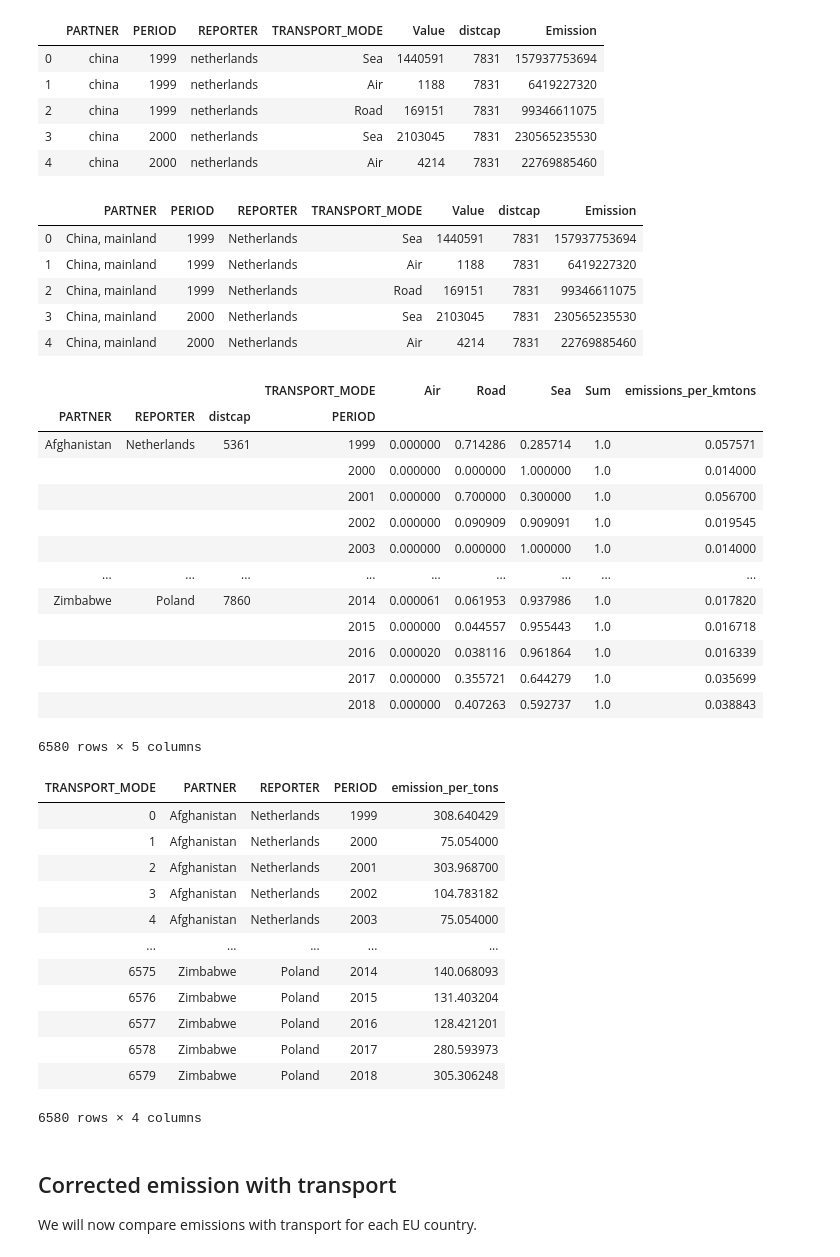
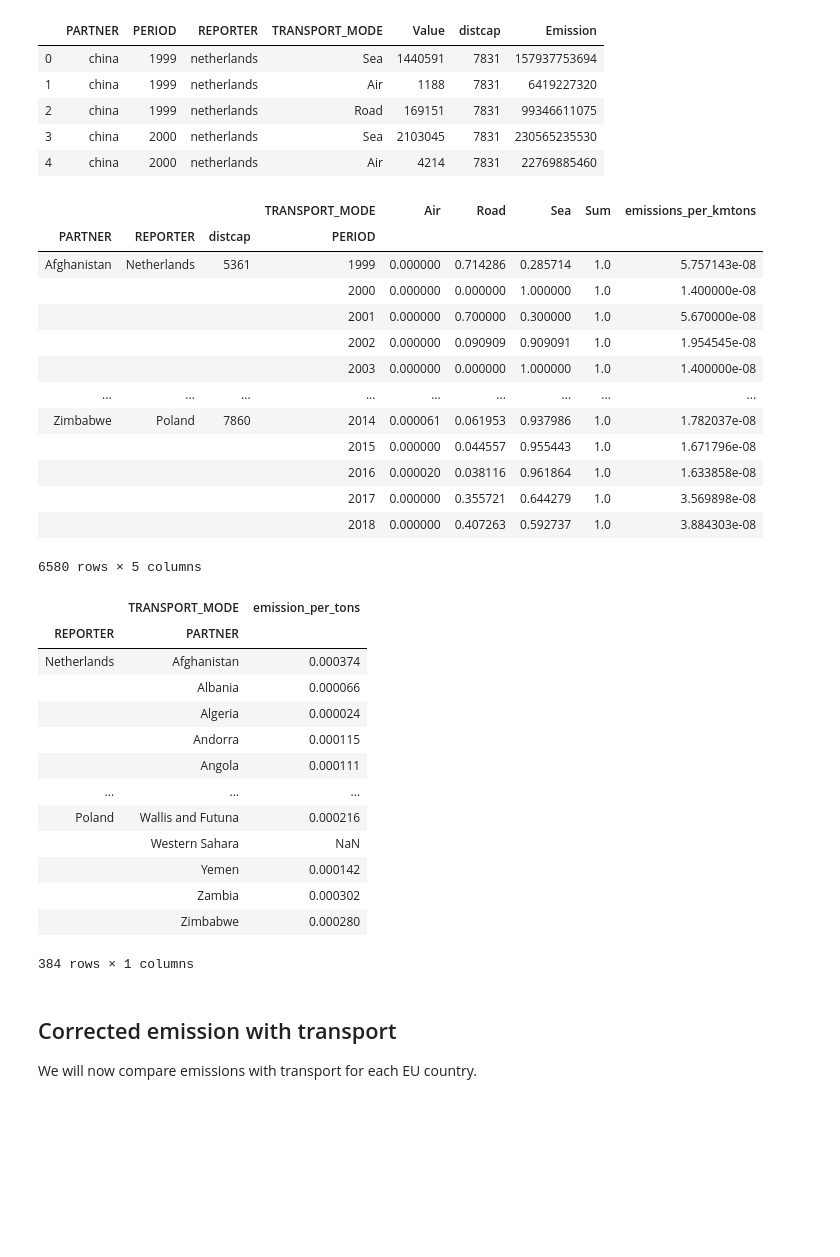
Before and after one commit to Lambo97/ADAProject, a Jupyter notebook: src/Final.ipynb, the cells around one changed output. Drawn from its saved outputs; the diff is of its cells as text; code cells hidden in the pictures; blank space fills up the shorter version.

```diff
--- a/src/Final.ipynb
+++ b/src/Final.ipynb
@@ -1400,17 +1400,9 @@ def clean_country(name):
 
 transport['PARTNER'] = transport['PARTNER'].apply(clean_country)
 transport['REPORTER'] = transport['REPORTER'].apply(clean_country)
-transport.head()
-# %% [output]
-|  | PARTNER | PERIOD | REPORTER | TRANSPORT_MODE | Value | distcap | Emission |
-| 0 | China, mainland | 1999 | Netherlands | Sea | 1440591 | 7831 | 157937753694 |
-| 1 | China, mainland | 1999 | Netherlands | Air | 1188 | 7831 | 6419227320 |
-| 2 | China, mainland | 1999 | Netherlands | Road | 169151 | 7831 | 99346611075 |
-| 3 | China, mainland | 2000 | Netherlands | Sea | 2103045 | 7831 | 230565235530 |
-| 4 | China, mainland | 2000 | Netherlands | Air | 4214 | 7831 | 22769885460 |
 # %%
 # Emissions in Gigagrams of CO2 per tons per km
-emissions_transport = {'Sea':0.014,'Rail':0.018,'Road':0.075,'Air':0.69}
+emissions_transport = {'Sea':14*1e-9,'Rail':18*1e-9,'Road':75*1e-9,'Air':690*1e-9}
 # %%
 transport = pd.pivot_table(transport, index=['PARTNER', 'REPORTER', 'distcap' ,'PERIOD'], columns='TRANSPORT_MODE', values='Value').fillna(value=0)
 transport['Sum'] = transport['Air'] + transport['Road'] + transport['Sea']
@@ -1422,39 +1414,41 @@ transport
 # %% [output]
 |  |  |  | TRANSPORT_MODE | Air | Road | Sea | Sum | emissions_per_kmtons |
 | PARTNER | REPORTER | distcap | PERIOD |  |  |  |  |  |
-| Afghanistan | Netherlands | 5361 | 1999 | 0.000000 | 0.714286 | 0.285714 | 1.0 | 0.057571 |
-|  |  |  | 2000 | 0.000000 | 0.000000 | 1.000000 | 1.0 | 0.014000 |
-|  |  |  | 2001 | 0.000000 | 0.700000 | 0.300000 | 1.0 | 0.056700 |
-|  |  |  | 2002 | 0.000000 | 0.090909 | 0.909091 | 1.0 | 0.019545 |
-|  |  |  | 2003 | 0.000000 | 0.000000 | 1.000000 | 1.0 | 0.014000 |
+| Afghanistan | Netherlands | 5361 | 1999 | 0.000000 | 0.714286 | 0.285714 | 1.0 | 5.757143e-08 |
+|  |  |  | 2000 | 0.000000 | 0.000000 | 1.000000 | 1.0 | 1.400000e-08 |
+|  |  |  | 2001 | 0.000000 | 0.700000 | 0.300000 | 1.0 | 5.670000e-08 |
+|  |  |  | 2002 | 0.000000 | 0.090909 | 0.909091 | 1.0 | 1.954545e-08 |
+|  |  |  | 2003 | 0.000000 | 0.000000 | 1.000000 | 1.0 | 1.400000e-08 |
 | ... | ... | ... | ... | ... | ... | ... | ... | ... |
-| Zimbabwe | Poland | 7860 | 2014 | 0.000061 | 0.061953 | 0.937986 | 1.0 | 0.017820 |
-|  |  |  | 2015 | 0.000000 | 0.044557 | 0.955443 | 1.0 | 0.016718 |
-|  |  |  | 2016 | 0.000020 | 0.038116 | 0.961864 | 1.0 | 0.016339 |
-|  |  |  | 2017 | 0.000000 | 0.355721 | 0.644279 | 1.0 | 0.035699 |
-|  |  |  | 2018 | 0.000000 | 0.407263 | 0.592737 | 1.0 | 0.038843 |
+| Zimbabwe | Poland | 7860 | 2014 | 0.000061 | 0.061953 | 0.937986 | 1.0 | 1.782037e-08 |
+|  |  |  | 2015 | 0.000000 | 0.044557 | 0.955443 | 1.0 | 1.671796e-08 |
+|  |  |  | 2016 | 0.000020 | 0.038116 | 0.961864 | 1.0 | 1.633858e-08 |
+|  |  |  | 2017 | 0.000000 | 0.355721 | 0.644279 | 1.0 | 3.569898e-08 |
+|  |  |  | 2018 | 0.000000 | 0.407263 | 0.592737 | 1.0 | 3.884303e-08 |
 6580 rows × 5 columns
 # %%
 transport = transport.reset_index()
 transport['emission_per_tons'] = transport['emissions_per_kmtons'] * transport['distcap']
 transport = transport[['PARTNER', 'REPORTER', 'PERIOD', 'emission_per_tons']]
 # %%
+transport = transport.groupby(['REPORTER', 'PARTNER']).mean().drop(columns='PERIOD')
 transport.to_csv(GENERATED_DATA_PATH+'transport_per_tons_clean.csv')
 transport
 # %% [output]
-| TRANSPORT_MODE | PARTNER | REPORTER | PERIOD | emission_per_tons |
-| 0 | Afghanistan | Netherlands | 1999 | 308.640429 |
-| 1 | Afghanistan | Netherlands | 2000 | 75.054000 |
-| 2 | Afghanistan | Netherlands | 2001 | 303.968700 |
-| 3 | Afghanistan | Netherlands | 2002 | 104.783182 |
-| 4 | Afghanistan | Netherlands | 2003 | 75.054000 |
-| ... | ... | ... | ... | ... |
-| 6575 | Zimbabwe | Poland | 2014 | 140.068093 |
-| 6576 | Zimbabwe | Poland | 2015 | 131.403204 |
-| 6577 | Zimbabwe | Poland | 2016 | 128.421201 |
-| 6578 | Zimbabwe | Poland | 2017 | 280.593973 |
-| 6579 | Zimbabwe | Poland | 2018 | 305.306248 |
+|  | TRANSPORT_MODE | emission_per_tons |
+| REPORTER | PARTNER |  |
+| Netherlands | Afghanistan | 0.000374 |
+|  | Albania | 0.000066 |
+|  | Algeria | 0.000024 |
+|  | Andorra | 0.000115 |
+|  | Angola | 0.000111 |
+| ... | ... | ... |
+| Poland | Wallis and Futuna | 0.000216 |
+|  | Western Sahara | NaN |
+|  | Yemen | 0.000142 |
+|  | Zambia | 0.000302 |
+|  | Zimbabwe | 0.000280 |
-6580 rows × 4 columns
+384 rows × 1 columns
 # %% [markdown]
 ## Corrected emission with transport
 
```
Also changed, not shown: parts of 80 cells of this notebook, 3 other files.
